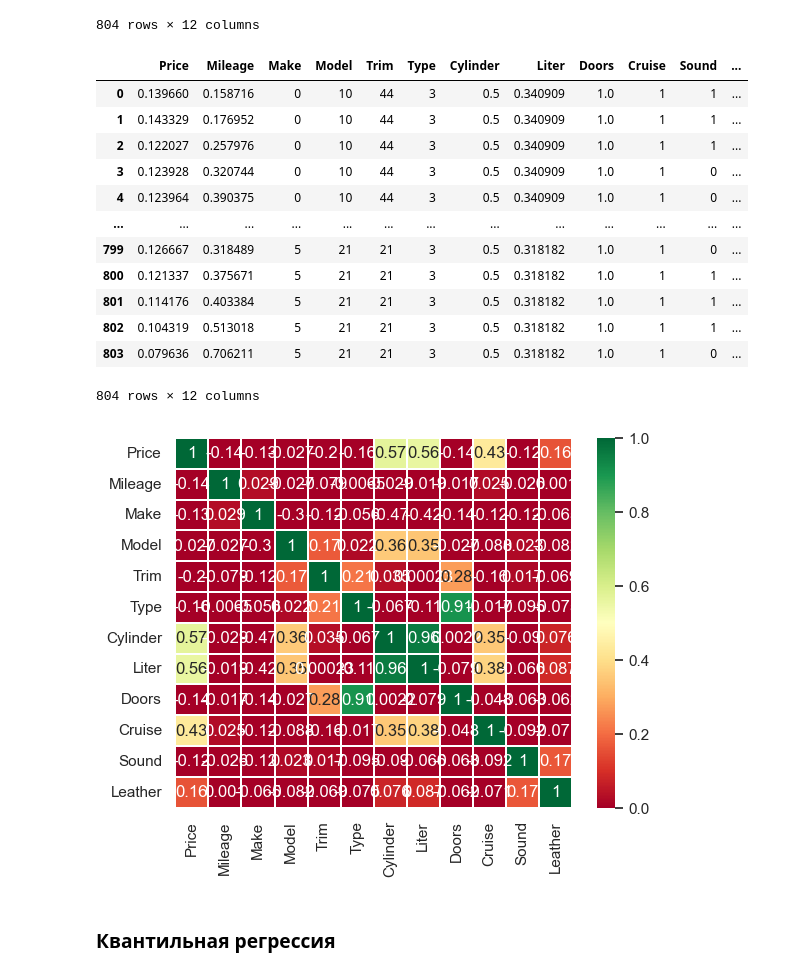
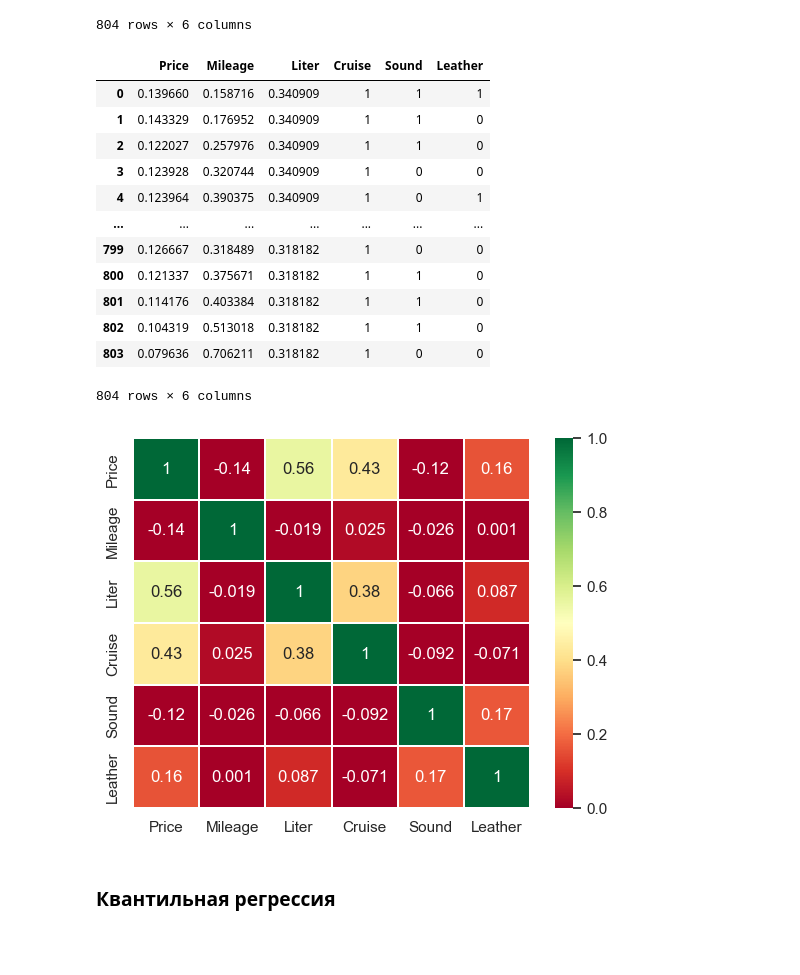
Before and after one commit to Mooncake911/Mathstatistics, a Jupyter notebook: Task_5/kuiper.ipynb, the cells around one changed output. Cells and saved outputs as stored; diff of their text form; code cells hidden in the pictures; blank space fills up the shorter version.

```diff
--- a/Task_5/kuiper.ipynb
+++ b/Task_5/kuiper.ipynb
@@ -14,6 +14,7 @@ from Task_3.LRR import *
 # Read dataframe
 data = pd.read_excel('kuiper.xls')
 data.dropna(inplace=True)
+data = data[["Price", "Mileage", "Liter", "Cruise", "Sound", "Leather"]]
 display(data)
 
 # Normalization
@@ -41,18 +42,18 @@ explore_column = 'Price'
-804 rows × 12 columns
+804 rows × 6 columns
-|  | Price | Mileage | Make | Model | Trim | Type | Cylinder | Liter | Doors | Cruise | Sound | ... |
-| 0 | 0.139660 | 0.158716 | 0 | 10 | 44 | 3 | 0.5 | 0.340909 | 1.0 | 1 | 1 | ... |
-| 1 | 0.143329 | 0.176952 | 0 | 10 | 44 | 3 | 0.5 | 0.340909 | 1.0 | 1 | 1 | ... |
-| 2 | 0.122027 | 0.257976 | 0 | 10 | 44 | 3 | 0.5 | 0.340909 | 1.0 | 1 | 1 | ... |
-| 3 | 0.123928 | 0.320744 | 0 | 10 | 44 | 3 | 0.5 | 0.340909 | 1.0 | 1 | 0 | ... |
-| 4 | 0.123964 | 0.390375 | 0 | 10 | 44 | 3 | 0.5 | 0.340909 | 1.0 | 1 | 0 | ... |
-| ... | ... | ... | ... | ... | ... | ... | ... | ... | ... | ... | ... | ... |
-| 799 | 0.126667 | 0.318489 | 5 | 21 | 21 | 3 | 0.5 | 0.318182 | 1.0 | 1 | 0 | ... |
-| 800 | 0.121337 | 0.375671 | 5 | 21 | 21 | 3 | 0.5 | 0.318182 | 1.0 | 1 | 1 | ... |
-| 801 | 0.114176 | 0.403384 | 5 | 21 | 21 | 3 | 0.5 | 0.318182 | 1.0 | 1 | 1 | ... |
-| 802 | 0.104319 | 0.513018 | 5 | 21 | 21 | 3 | 0.5 | 0.318182 | 1.0 | 1 | 1 | ... |
-| 803 | 0.079636 | 0.706211 | 5 | 21 | 21 | 3 | 0.5 | 0.318182 | 1.0 | 1 | 0 | ... |
+|  | Price | Mileage | Liter | Cruise | Sound | Leather |
+| 0 | 0.139660 | 0.158716 | 0.340909 | 1 | 1 | 1 |
+| 1 | 0.143329 | 0.176952 | 0.340909 | 1 | 1 | 0 |
+| 2 | 0.122027 | 0.257976 | 0.340909 | 1 | 1 | 0 |
+| 3 | 0.123928 | 0.320744 | 0.340909 | 1 | 0 | 0 |
+| 4 | 0.123964 | 0.390375 | 0.340909 | 1 | 0 | 1 |
+| ... | ... | ... | ... | ... | ... | ... |
+| 799 | 0.126667 | 0.318489 | 0.318182 | 1 | 0 | 0 |
+| 800 | 0.121337 | 0.375671 | 0.318182 | 1 | 1 | 0 |
+| 801 | 0.114176 | 0.403384 | 0.318182 | 1 | 1 | 0 |
+| 802 | 0.104319 | 0.513018 | 0.318182 | 1 | 1 | 0 |
+| 803 | 0.079636 | 0.706211 | 0.318182 | 1 | 0 | 0 |
-804 rows × 12 columns
+804 rows × 6 columns
-[figure, old version]
+[figure, new version]
 # %% [markdown]
 ### Квантильная регрессия
 # %%
```
Also changed, not shown: parts of 5 cells of this notebook, 12 other files.
